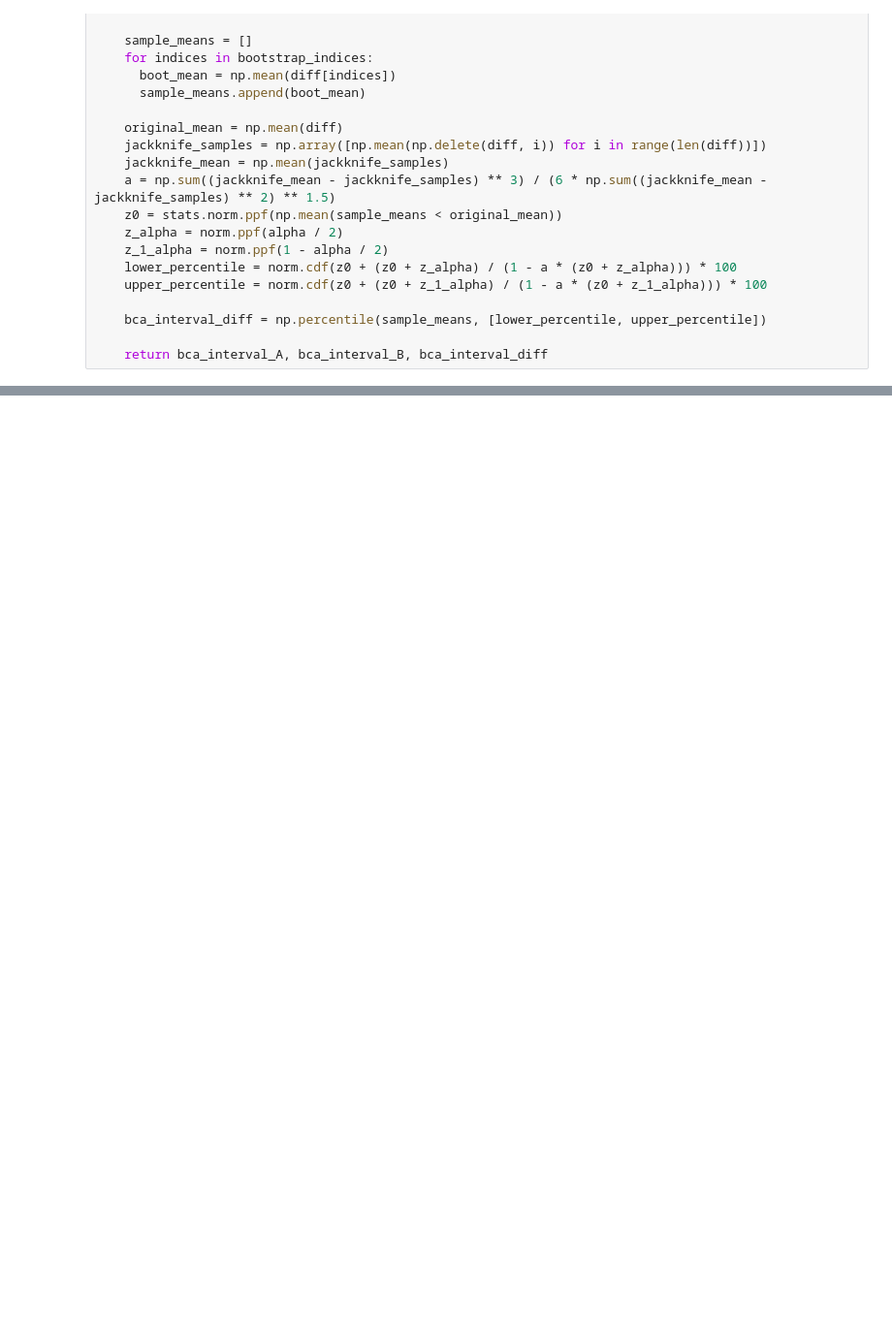
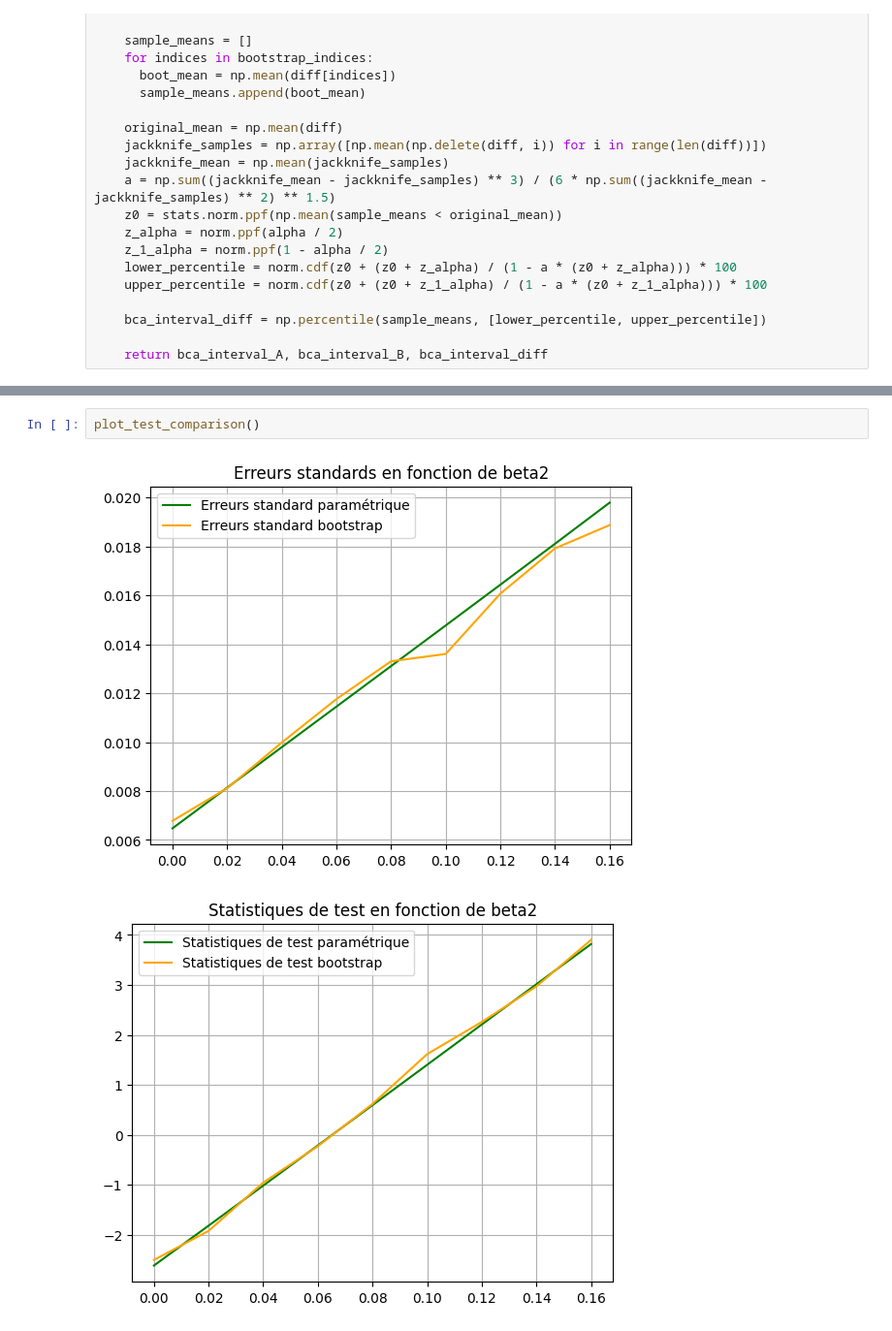
Before and after one commit to AntoineGilsonGH/The-Design-and-Analysis-of-Benchmark-Experiments, a Jupyter notebook: Stat.ipynb, the cells around one changed output, grey strips where cells are left out. Shown at 97% size. Cells and saved outputs as stored; diff of their text form; blank space fills up the shorter version.

```diff
--- a/Stat.ipynb
+++ b/Stat.ipynb
@@ -414,0 +543,5 @@ def plot_tests():
+# %%
+plot_test_comparison()
+# %% [output]
+[figure, added]
+[figure, added]
```
Also changed, not shown: parts of 5 cells of this notebook, 2 other files.
